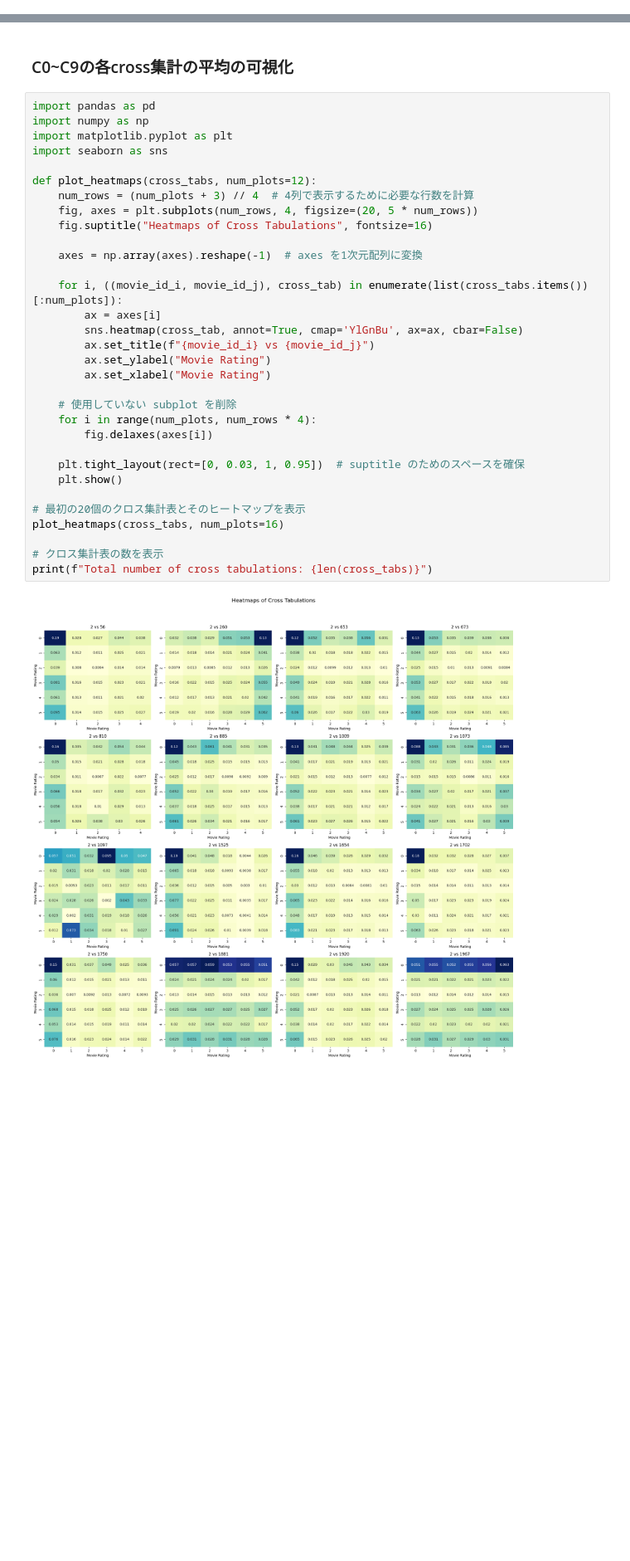
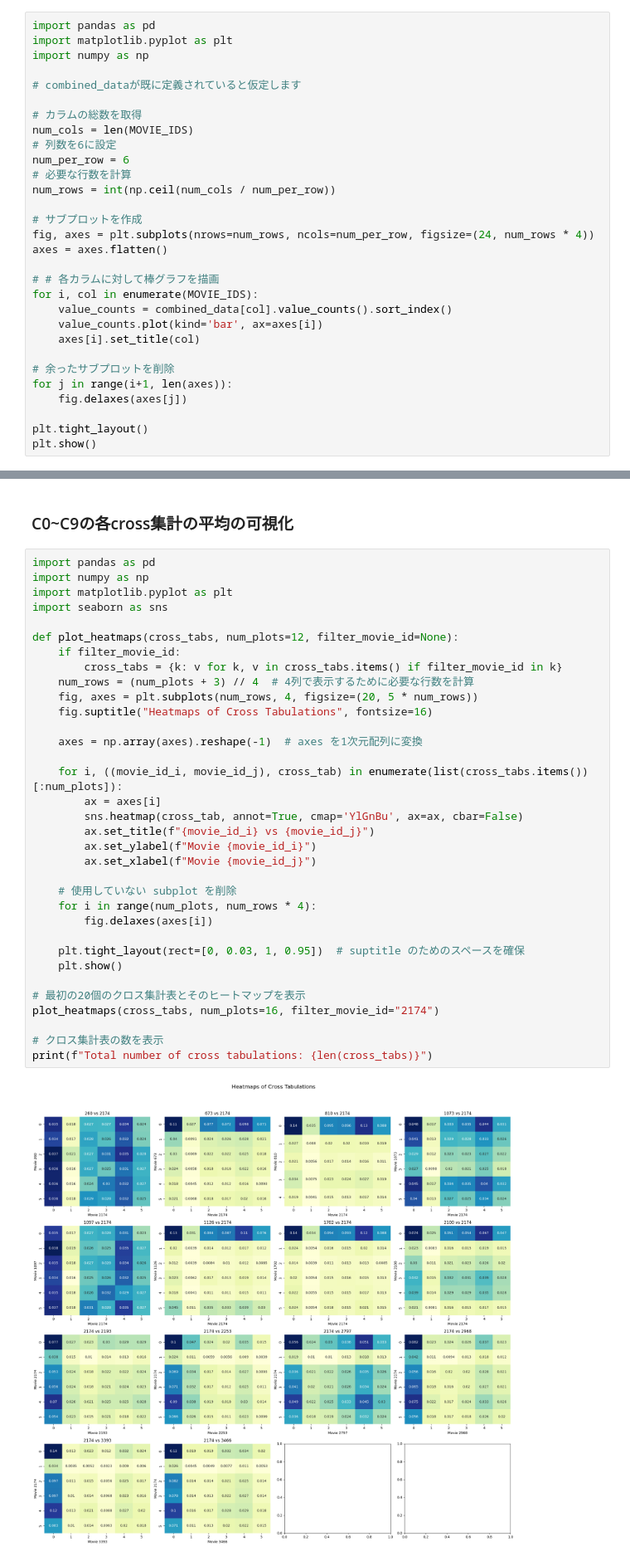
Before and after one commit to dorakemon/pws2024_attack, a Jupyter notebook: sandbox/mae_attack_anaume.ipynb, the cells around one changed output, grey strips where cells are left out. Shown at 83% size. Saved outputs shown, nothing was run; the diff lists cells and outputs as text; blank space fills up the shorter version.

```diff
--- a/sandbox/mae_attack_anaume.ipynb
+++ b/sandbox/mae_attack_anaume.ipynb
@@ -181,0 +182,30 @@ cross_tabs[cross_tab_pairs[1]]
+# %%
+import pandas as pd
+import matplotlib.pyplot as plt
+import numpy as np
+
+# combined_dataが既に定義されていると仮定します
+
+# カラムの総数を取得
+num_cols = len(MOVIE_IDS)
+# 列数を6に設定
+num_per_row = 6
+# 必要な行数を計算
+num_rows = int(np.ceil(num_cols / num_per_row))
+
+# サブプロットを作成
+fig, axes = plt.subplots(nrows=num_rows, ncols=num_per_row, figsize=(24, num_rows * 4))
+axes = axes.flatten()
+
+# # 各カラムに対して棒グラフを描画
+for i, col in enumerate(MOVIE_IDS):
+    value_counts = combined_data[col].value_counts().sort_index()
+    value_counts.plot(kind='bar', ax=axes[i])
+    axes[i].set_title(col)
+
+# 余ったサブプロットを削除
+for j in range(i+1, len(axes)):
+    fig.delaxes(axes[j])
+
+plt.tight_layout()
+plt.show()
@@ -184,37 +216,39 @@ cross_tabs[cross_tab_pairs[1]]
 # %%
 import pandas as pd
 import numpy as np
 import matplotlib.pyplot as plt
 import seaborn as sns
 
-def plot_heatmaps(cross_tabs, num_plots=12):
+def plot_heatmaps(cross_tabs, num_plots=12, filter_movie_id=None):
+    if filter_movie_id:
+        cross_tabs = {k: v for k, v in cross_tabs.items() if filter_movie_id in k}
     num_rows = (num_plots + 3) // 4  # 4列で表示するために必要な行数を計算
     fig, axes = plt.subplots(num_rows, 4, figsize=(20, 5 * num_rows))
     fig.suptitle("Heatmaps of Cross Tabulations", fontsize=16)
 
     axes = np.array(axes).reshape(-1)  # axes を1次元配列に変換
 
     for i, ((movie_id_i, movie_id_j), cross_tab) in enumerate(list(cross_tabs.items())[:num_plots]):
         ax = axes[i]
         sns.heatmap(cross_tab, annot=True, cmap='YlGnBu', ax=ax, cbar=False)
         ax.set_title(f"{movie_id_i} vs {movie_id_j}")
-        ax.set_ylabel("Movie Rating")
-        ax.set_xlabel("Movie Rating")
+        ax.set_ylabel(f"Movie {movie_id_i}")
+        ax.set_xlabel(f"Movie {movie_id_j}")
 
     # 使用していない subplot を削除
     for i in range(num_plots, num_rows * 4):
         fig.delaxes(axes[i])
 
     plt.tight_layout(rect=[0, 0.03, 1, 0.95])  # suptitle のためのスペースを確保
     plt.show()
 
 # 最初の20個のクロス集計表とそのヒートマップを表示
-plot_heatmaps(cross_tabs, num_plots=16)
+plot_heatmaps(cross_tabs, num_plots=16, filter_movie_id="2174")
 
 # クロス集計表の数を表示
 print(f"Total number of cross tabulations: {len(cross_tabs)}")
 # %% [output]
-[figure, old version]
+[figure, new version]
 Total number of cross tabulations: 607
 # %% [markdown]
 ### Bbの特定の行の各映画のReviewごとのGAOZの確率の試算
```
Also changed, not shown: parts of 22 cells of this notebook.
